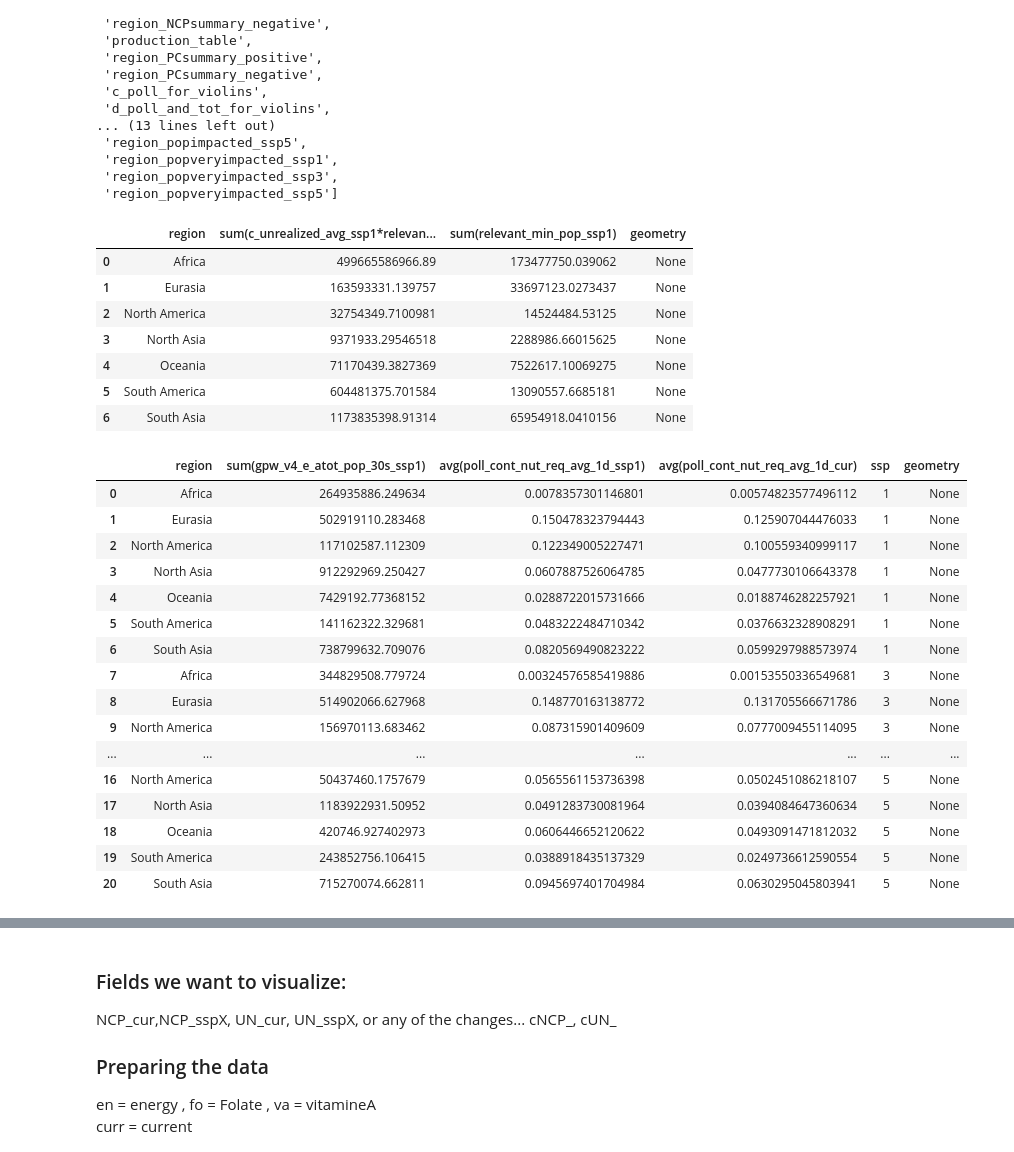
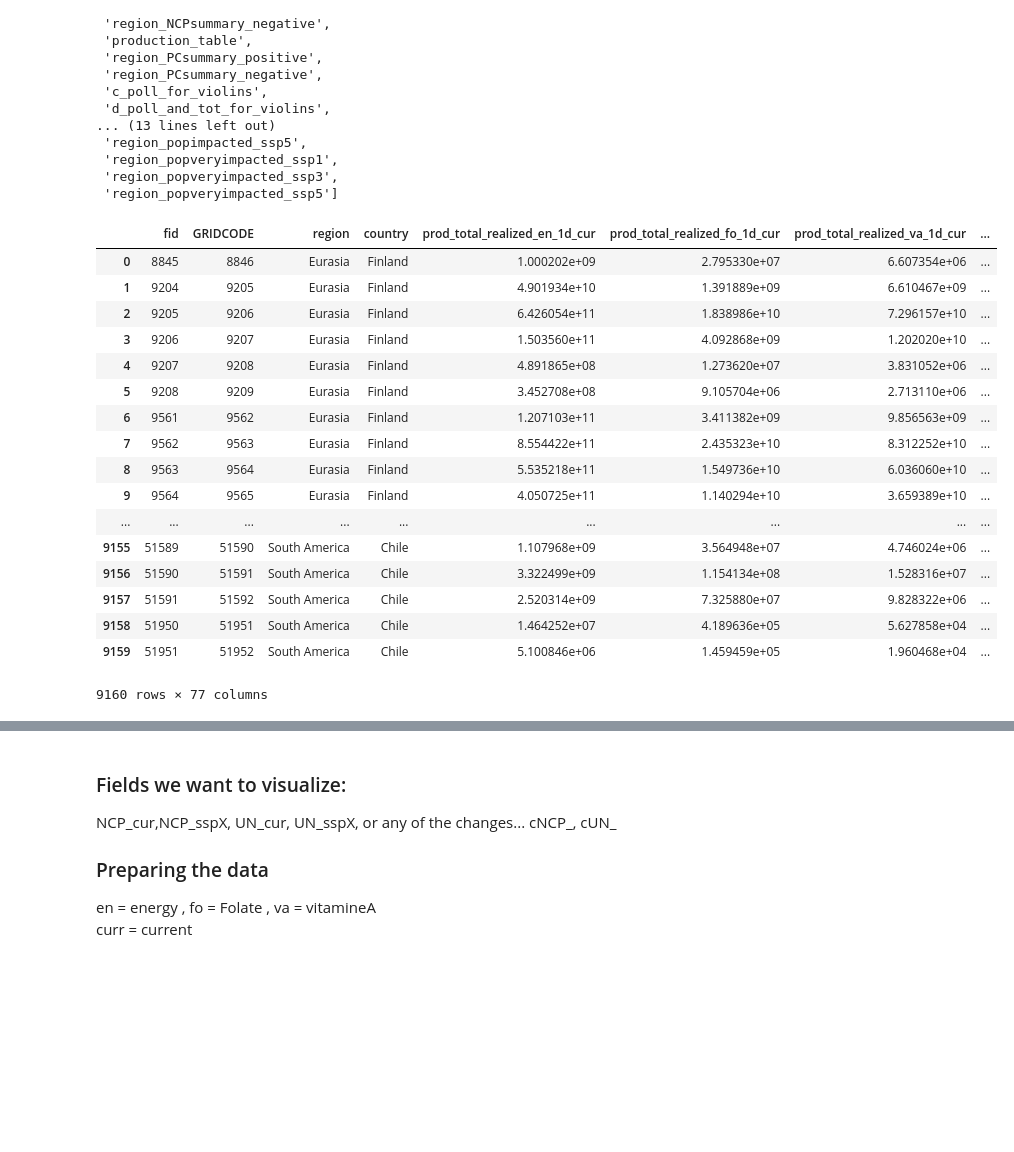
Before and after one commit to AhmedAhres/AhmedAhres.github.io, a Jupyter notebook: DataExploration.ipynb, the cells around one changed output, grey strips where cells are left out. Saved outputs shown, nothing was run; the diff lists cells and outputs as text; code cells hidden in the pictures; blank space fills up the shorter version.

Commit message:
Created tables for everything that we need up until this point

```diff
--- a/DataExploration.ipynb
+++ b/DataExploration.ipynb
@@ -34,33 +35,23 @@ for layer in layers:
         "ipbes_pollination_summary_hg_2018-08-16_12_21_-0700_036a5f15f926.gpkg", layer=layer
     )
 # %%
-all_datasets['region_popveryimpacted_ssp1']
+all_datasets['relevant_population']
 # %% [output]
-|  | region | sum(c_unrealized_avg_ssp1*relevan... | sum(relevant_min_pop_ssp1) | geometry |
-| 0 | Africa | 499665586966.89 | 173477750.039062 | None |
-| 1 | Eurasia | 163593331.139757 | 33697123.0273437 | None |
-| 2 | North America | 32754349.7100981 | 14524484.53125 | None |
-| 3 | North Asia | 9371933.29546518 | 2288986.66015625 | None |
-| 4 | Oceania | 71170439.3827369 | 7522617.10069275 | None |
-| 5 | South America | 604481375.701584 | 13090557.6685181 | None |
-| 6 | South Asia | 1173835398.91314 | 65954918.0410156 | None |
+|  | fid | GRIDCODE | region | country | prod_total_realized_en_1d_cur | prod_total_realized_fo_1d_cur | prod_total_realized_va_1d_cur | ... |
+| 0 | 8845 | 8846 | Eurasia | Finland | 1.000202e+09 | 2.795330e+07 | 6.607354e+06 | ... |
+| 1 | 9204 | 9205 | Eurasia | Finland | 4.901934e+10 | 1.391889e+09 | 6.610467e+09 | ... |
+| 2 | 9205 | 9206 | Eurasia | Finland | 6.426054e+11 | 1.838986e+10 | 7.296157e+10 | ... |
+| 3 | 9206 | 9207 | Eurasia | Finland | 1.503560e+11 | 4.092868e+09 | 1.202020e+10 | ... |
+| 4 | 9207 | 9208 | Eurasia | Finland | 4.891865e+08 | 1.273620e+07 | 3.831052e+06 | ... |
+| 5 | 9208 | 9209 | Eurasia | Finland | 3.452708e+08 | 9.105704e+06 | 2.713110e+06 | ... |
+| 6 | 9561 | 9562 | Eurasia | Finland | 1.207103e+11 | 3.411382e+09 | 9.856563e+09 | ... |
+| 7 | 9562 | 9563 | Eurasia | Finland | 8.554422e+11 | 2.435323e+10 | 8.312252e+10 | ... |
+| 8 | 9563 | 9564 | Eurasia | Finland | 5.535218e+11 | 1.549736e+10 | 6.036060e+10 | ... |
+| 9 | 9564 | 9565 | Eurasia | Finland | 4.050725e+11 | 1.140294e+10 | 3.659389e+10 | ... |
+| ... | ... | ... | ... | ... | ... | ... | ... | ... |
+| 9155 | 51589 | 51590 | South America | Chile | 1.107968e+09 | 3.564948e+07 | 4.746024e+06 | ... |
+| 9156 | 51590 | 51591 | South America | Chile | 3.322499e+09 | 1.154134e+08 | 1.528316e+07 | ... |
+| 9157 | 51591 | 51592 | South America | Chile | 2.520314e+09 | 7.325880e+07 | 9.828322e+06 | ... |
+| 9158 | 51950 | 51951 | South America | Chile | 1.464252e+07 | 4.189636e+05 | 5.627858e+04 | ... |
+| 9159 | 51951 | 51952 | South America | Chile | 5.100846e+06 | 1.459459e+05 | 1.960468e+04 | ... |
+9160 rows × 77 columns
-# %%
-all_datasets['region_ncpsummary_positive']
-# %% [output]
-|  | region | sum(gpw_v4_e_atot_pop_30s_ssp1) | avg(poll_cont_nut_req_avg_1d_ssp1) | avg(poll_cont_nut_req_avg_1d_cur) | ssp | geometry |
-| 0 | Africa | 264935886.249634 | 0.0078357301146801 | 0.00574823577496112 | 1 | None |
-| 1 | Eurasia | 502919110.283468 | 0.150478323794443 | 0.125907044476033 | 1 | None |
-| 2 | North America | 117102587.112309 | 0.122349005227471 | 0.100559340999117 | 1 | None |
-| 3 | North Asia | 912292969.250427 | 0.0607887526064785 | 0.0477730106643378 | 1 | None |
-| 4 | Oceania | 7429192.77368152 | 0.0288722015731666 | 0.0188746282257921 | 1 | None |
-| 5 | South America | 141162322.329681 | 0.0483222484710342 | 0.0376632328908291 | 1 | None |
-| 6 | South Asia | 738799632.709076 | 0.0820569490823222 | 0.0599297988573974 | 1 | None |
-| 7 | Africa | 344829508.779724 | 0.00324576585419886 | 0.00153550336549681 | 3 | None |
-| 8 | Eurasia | 514902066.627968 | 0.148770163138772 | 0.131705566671786 | 3 | None |
-| 9 | North America | 156970113.683462 | 0.087315901409609 | 0.0777009455114095 | 3 | None |
-| ... | ... | ... | ... | ... | ... | ... |
-| 16 | North America | 50437460.1757679 | 0.0565561153736398 | 0.0502451086218107 | 5 | None |
-| 17 | North Asia | 1183922931.50952 | 0.0491283730081964 | 0.0394084647360634 | 5 | None |
-| 18 | Oceania | 420746.927402973 | 0.0606446652120622 | 0.0493091471812032 | 5 | None |
-| 19 | South America | 243852756.106415 | 0.0388918435137329 | 0.0249736612590554 | 5 | None |
-| 20 | South Asia | 715270074.662811 | 0.0945697401704984 | 0.0630295045803941 | 5 | None |
```
Also changed, not shown: parts of 8 cells of this notebook, 11 other files.
